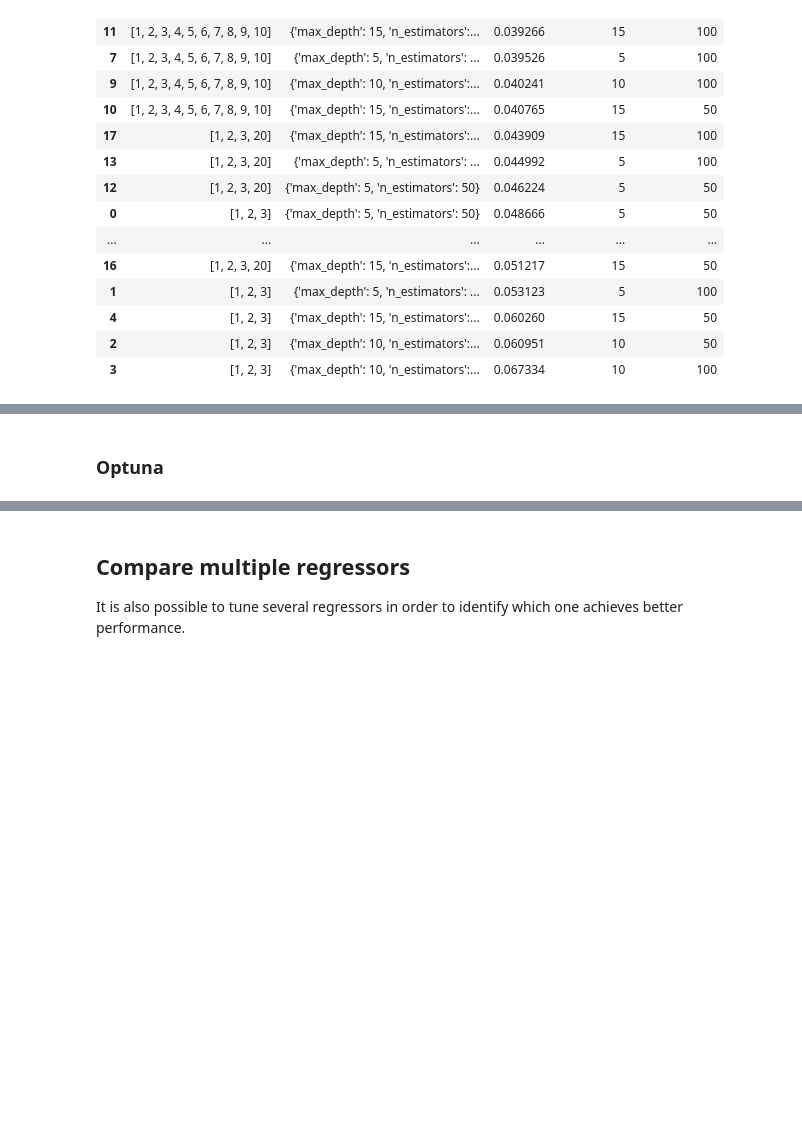
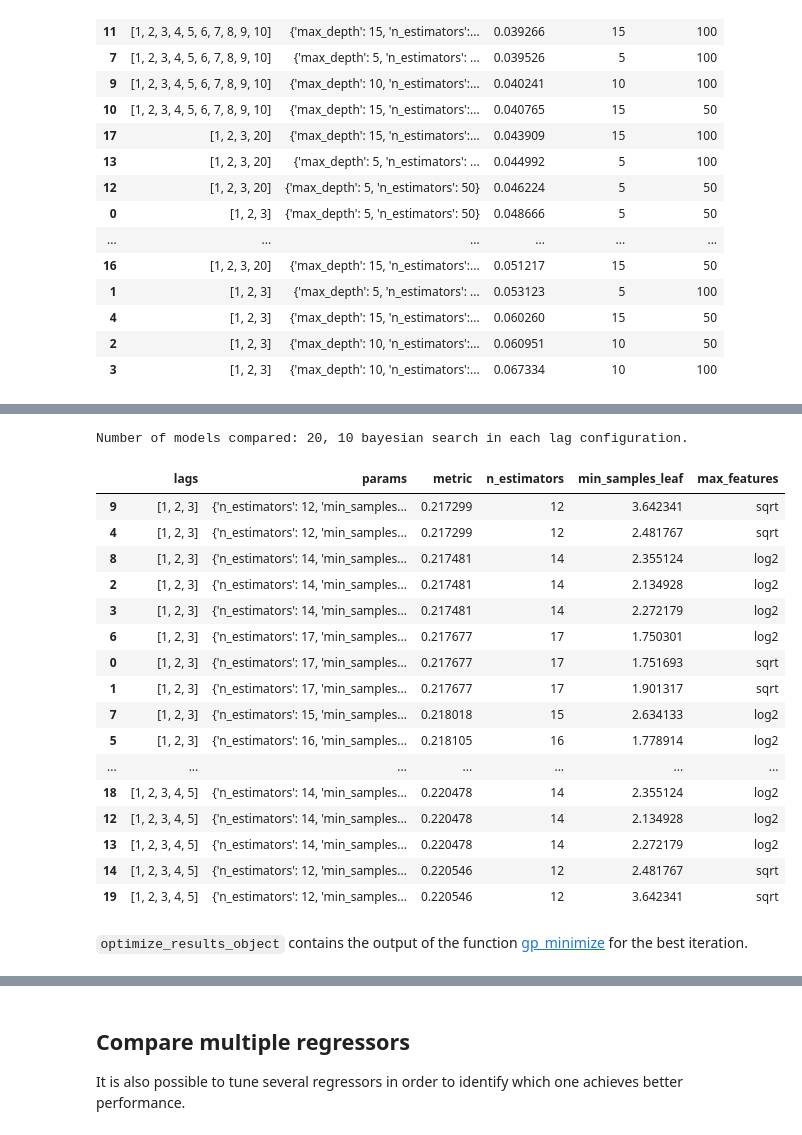
Before and after one commit to JoaquinAmatRodrigo/skforecast, a Jupyter notebook: docs/user_guides/hyperparameter-tuning-and-lags-selection.ipynb, the cells around one changed output, grey strips where cells are left out. Cells and saved outputs as stored; diff of their text form; code cells hidden in the pictures; blank space fills up the shorter version.

```diff
--- a/docs/user_guides/hyperparameter-tuning-and-lags-selection.ipynb
+++ b/docs/user_guides/hyperparameter-tuning-and-lags-selection.ipynb
@@ -275,2 +290,61 @@ Skforecast includes two bayesian optimization engines: [scikit-optimize](https:/
-# %% [markdown]
-### Optuna
+# %%
+# Bayesian search hyperparameter and lags with Skopt
+# ==============================================================================
+
+# Import Dimensions of optimization space
+from skopt.space import Categorical, Real, Integer
+
+forecaster = ForecasterAutoreg(
+               regressor = RandomForestRegressor(random_state=123),
+               lags      = 10 # Placeholder, the value will be overwritten
+             )
+
+# Lags used as predictors
+lags_grid = [3, 5]
+
+# Regressor hyperparameters search space
+search_space = {'n_estimators'    : Integer(10, 20, "uniform", name='n_estimators'),
+                'min_samples_leaf': Real(1., 3.7, "log-uniform", name='min_samples_leaf'),
+                'max_features'    : Categorical(['log2', 'sqrt'], name='max_features')
+               }
+
+results, optimize_results_object = bayesian_search_forecaster(
+                                        forecaster         = forecaster,
+                                        y                  = data.loc[:end_val, 'y'],
+                                        lags_grid          = lags_grid,
+                                        search_space       = search_space,
+                                        steps              = 12,
+                                        metric             = 'mean_absolute_error',
+                                        refit              = True,
+                                        initial_train_size = len(data.loc[:end_train]),
+                                        fixed_train_size   = True,
+                                        n_trials           = 10,
+                                        random_state       = 123,
+                                        return_best        = False,
+                                        verbose            = False,
+                                        engine             = 'skopt',
+                                        kwargs_gp_minimize = {}
+                                   )
+
+results
+# %% [output]
+Number of models compared: 20, 10 bayesian search in each lag configuration.
+|  | lags | params | metric | n_estimators | min_samples_leaf | max_features |
+| 9 | [1, 2, 3] | {'n_estimators': 12, 'min_samples... | 0.217299 | 12 | 3.642341 | sqrt |
+| 4 | [1, 2, 3] | {'n_estimators': 12, 'min_samples... | 0.217299 | 12 | 2.481767 | sqrt |
+| 8 | [1, 2, 3] | {'n_estimators': 14, 'min_samples... | 0.217481 | 14 | 2.355124 | log2 |
+| 2 | [1, 2, 3] | {'n_estimators': 14, 'min_samples... | 0.217481 | 14 | 2.134928 | log2 |
+| 3 | [1, 2, 3] | {'n_estimators': 14, 'min_samples... | 0.217481 | 14 | 2.272179 | log2 |
+| 6 | [1, 2, 3] | {'n_estimators': 17, 'min_samples... | 0.217677 | 17 | 1.750301 | log2 |
+| 0 | [1, 2, 3] | {'n_estimators': 17, 'min_samples... | 0.217677 | 17 | 1.751693 | sqrt |
+| 1 | [1, 2, 3] | {'n_estimators': 17, 'min_samples... | 0.217677 | 17 | 1.901317 | sqrt |
+| 7 | [1, 2, 3] | {'n_estimators': 15, 'min_samples... | 0.218018 | 15 | 2.634133 | log2 |
+| 5 | [1, 2, 3] | {'n_estimators': 16, 'min_samples... | 0.218105 | 16 | 1.778914 | log2 |
+| ... | ... | ... | ... | ... | ... | ... |
+| 18 | [1, 2, 3, 4, 5] | {'n_estimators': 14, 'min_samples... | 0.220478 | 14 | 2.355124 | log2 |
+| 12 | [1, 2, 3, 4, 5] | {'n_estimators': 14, 'min_samples... | 0.220478 | 14 | 2.134928 | log2 |
+| 13 | [1, 2, 3, 4, 5] | {'n_estimators': 14, 'min_samples... | 0.220478 | 14 | 2.272179 | log2 |
+| 14 | [1, 2, 3, 4, 5] | {'n_estimators': 12, 'min_samples... | 0.220546 | 12 | 2.481767 | sqrt |
+| 19 | [1, 2, 3, 4, 5] | {'n_estimators': 12, 'min_samples... | 0.220546 | 12 | 3.642341 | sqrt |
+# %% [markdown]
+`optimize_results_object` contains the output of the function [gp_minimize](https://scikit-optimize.github.io/stable/modules/generated/skopt.gp_minimize.html#skopt.gp_minimize) for the best iteration.
```
Also changed, not shown: parts of 24 cells of this notebook.
